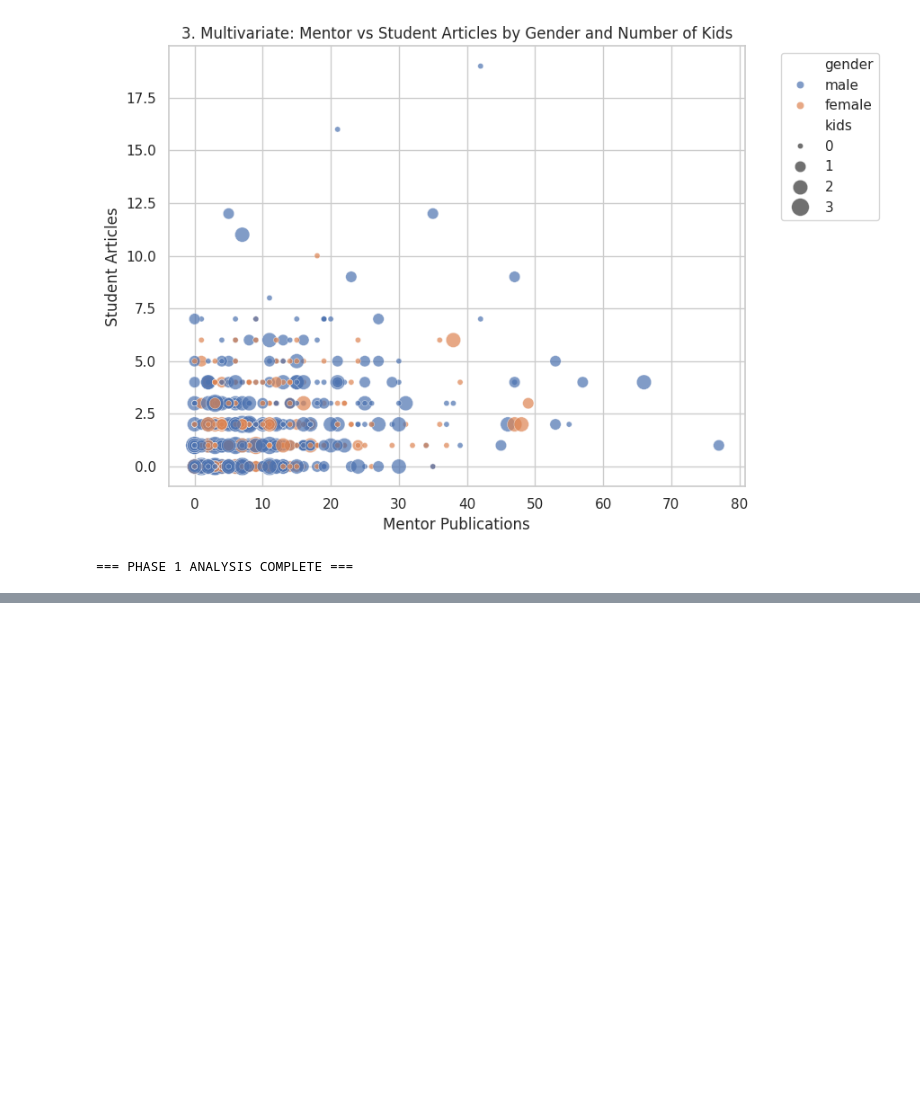
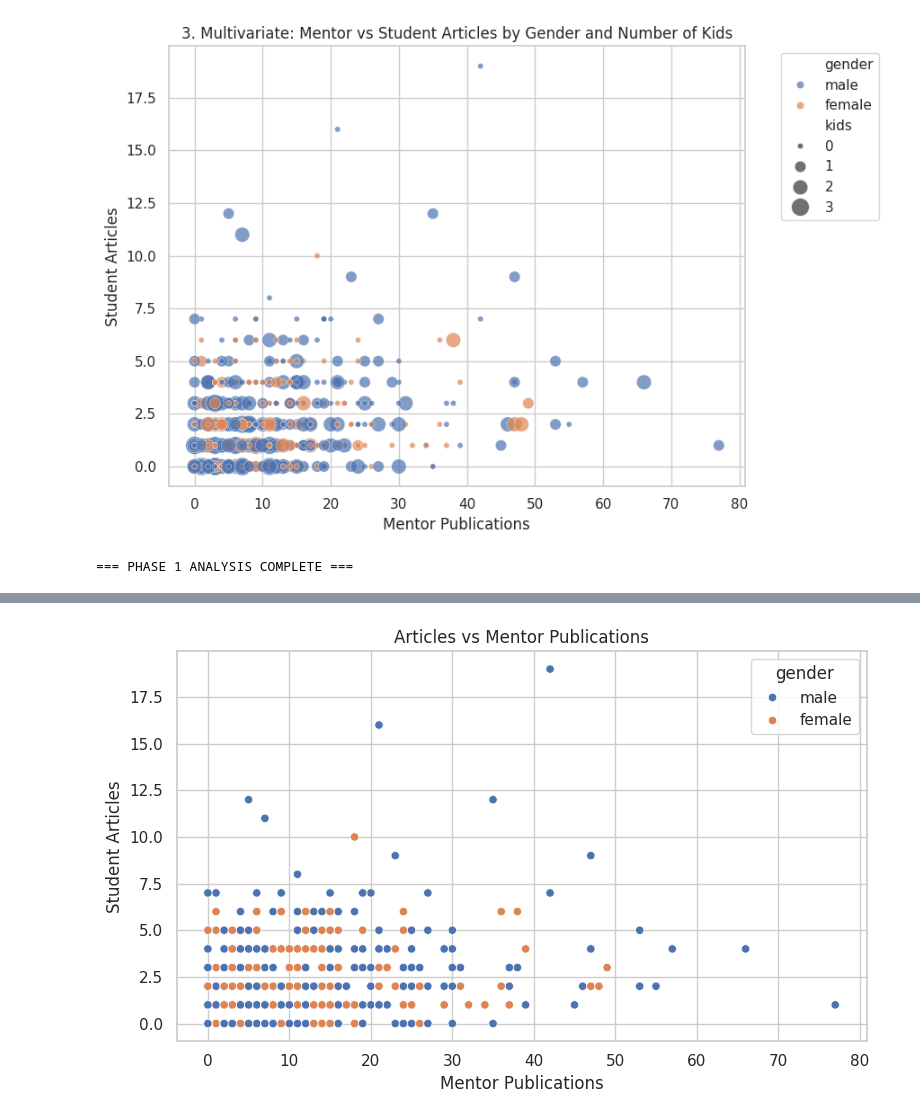
Before and after one commit to pranjal-coders/PRANJAL_PAL, a Jupyter notebook: EDA_Course_Project.ipynb, the cells around one changed output, grey strips where cells are left out. Cells and saved outputs as stored; diff of their text form; code cells hidden in the pictures; blank space fills up the shorter version.

```diff
--- a/EDA_Course_Project.ipynb
+++ b/EDA_Course_Project.ipynb
@@ -268,0 +390,19 @@ print("\n=== PHASE 1 ANALYSIS COMPLETE ===")
+# %%
+# Articles vs Mentor Publications
+
+plt.figure(figsize=(8, 5))
+
+sns.scatterplot(
+    data=df,
+    x='mentor',
+    y='articles',
+    hue='gender'
+)
+
+plt.title("Articles vs Mentor Publications")
+plt.xlabel("Mentor Publications")
+plt.ylabel("Student Articles")
+plt.tight_layout()
+plt.show()
+# %% [output]
+[figure, added]
```
Also changed, not shown: parts of 20 cells of this notebook.
